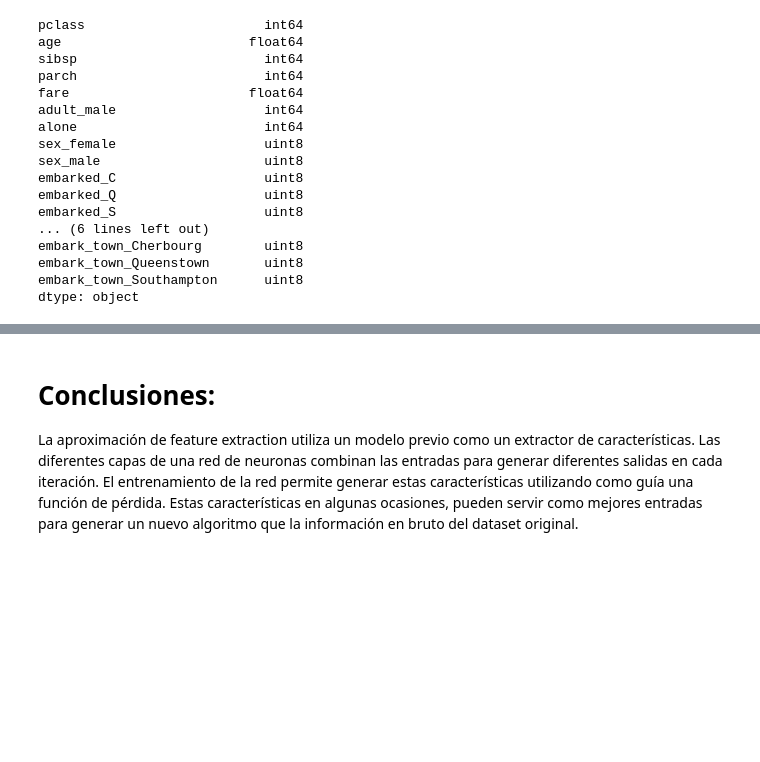
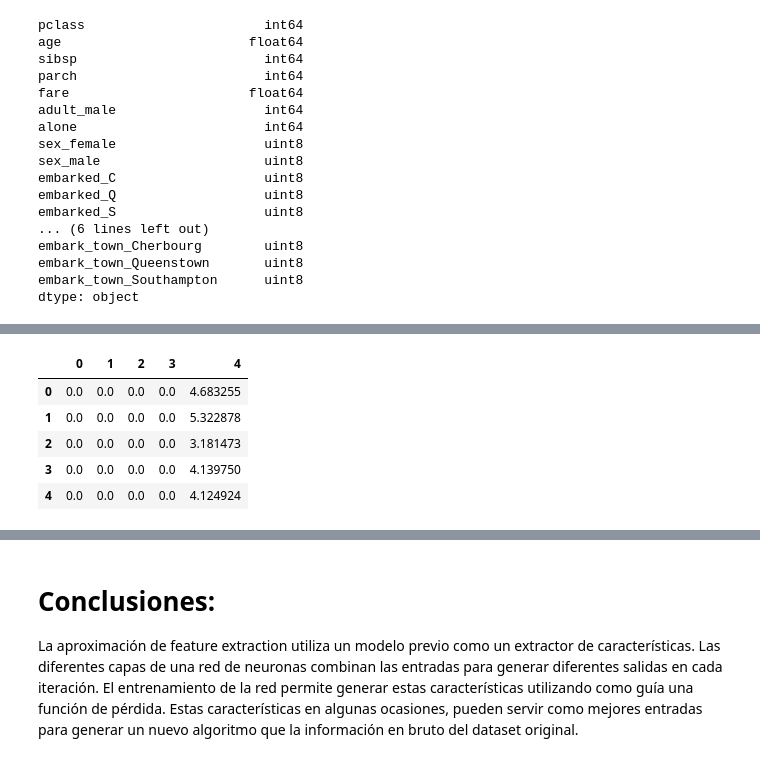
Before and after one commit to CuadraAlconero/IDAL_IA3_CuadraAlconero, a Jupyter notebook: Transfer_Learning.ipynb, the cells around one changed output, grey strips where cells are left out. Cells and saved outputs as stored; diff of their text form; code cells hidden in the pictures; blank space fills up the shorter version.

```diff
--- a/Transfer_Learning.ipynb
+++ b/Transfer_Learning.ipynb
@@ -320,0 +375,12 @@ Epoch 20/20
+# %%
+features_01 = pd.DataFrame(features[0])
+features_02 = pd.DataFrame(features[1])
+# %%
+features_01.head(5)
+# %% [output]
+|  | 0 | 1 | 2 | 3 | 4 |
+| 0 | 0.0 | 0.0 | 0.0 | 0.0 | 4.683255 |
+| 1 | 0.0 | 0.0 | 0.0 | 0.0 | 5.322878 |
+| 2 | 0.0 | 0.0 | 0.0 | 0.0 | 3.181473 |
+| 3 | 0.0 | 0.0 | 0.0 | 0.0 | 4.139750 |
+| 4 | 0.0 | 0.0 | 0.0 | 0.0 | 4.124924 |
```
Also changed, not shown: parts of 14 cells of this notebook.
